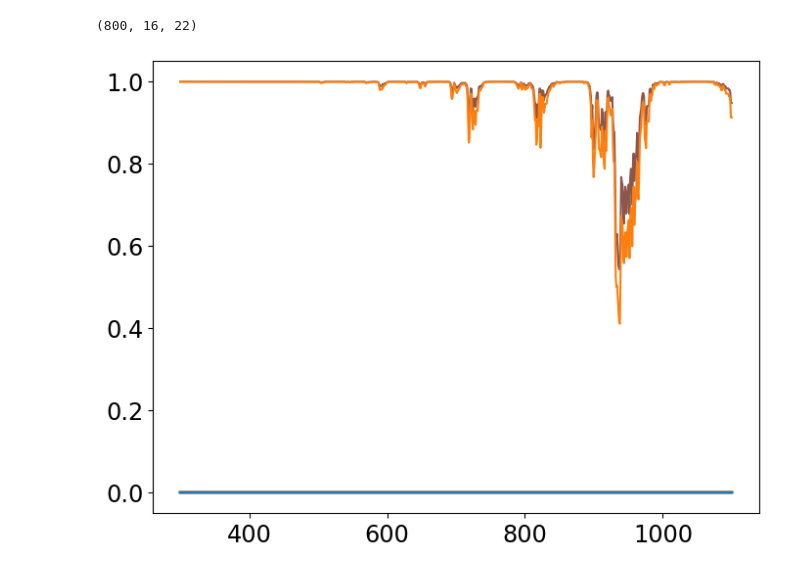
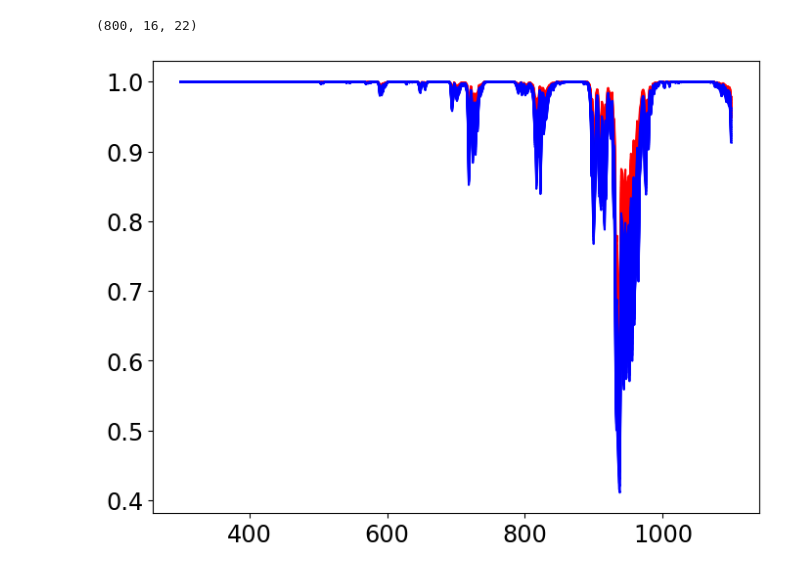
Before and after one commit to sylvielsstfr/AtmEmulator, a Jupyter notebook: GenerateGrids/CheckAtmGrids.ipynb, the cells around one changed output. Saved outputs shown, nothing was run; the diff lists cells and outputs as text; code cells hidden in the pictures.

```diff
--- a/GenerateGrids/CheckAtmGrids.ipynb
+++ b/GenerateGrids/CheckAtmGrids.ipynb
@@ -35,10 +56,10 @@ warnings.filterwarnings('ignore')
 # %%
-file1_in = f"atmospherictransparencygrid_rayleigh_training.npy"
-file2_in = f"atmospherictransparencygrid_rayleigh_test.npy"
+file1_in = f"../data/simplegrid/atmospherictransparencygrid_rayleigh_training.npy"
+file2_in = f"../data/simplegrid/atmospherictransparencygrid_rayleigh_test.npy"
 # %%
-file3_in = f"atmospherictransparencygrid_O2abs_training.npy"
-file4_in = f"atmospherictransparencygrid_O2abs_test.npy"
+file3_in = f"../data/simplegrid/atmospherictransparencygrid_O2abs_training.npy"
+file4_in = f"../data/simplegrid/atmospherictransparencygrid_O2abs_test.npy"
 # %%
-file5_in = f"atmospherictransparencygrid_PWVabs_training.npy"
-file6_in = f"atmospherictransparencygrid_PWVabs_test.npy"
+file5_in = f"../data/simplegrid/atmospherictransparencygrid_PWVabs_training.npy"
+file6_in = f"../data/simplegrid/atmospherictransparencygrid_PWVabs_test.npy"
 # %%
@@ -144,7 +165,7 @@ data_H2Oabs_training.shape
 # %% [output]
 (800, 16, 22)
 # %%
-plt.plot(WL,data_H2Oabs_training[:,:,5]);
-plt.plot(WL,data_H2Oabs_training[:,:,9]);
+plt.plot(WL,data_H2Oabs_training[:,:,5],'r');
+plt.plot(WL,data_H2Oabs_training[:,:,9],'b');
 # %% [output]
-[figure, old version]
+[figure, new version]
```
Also changed, not shown: parts of 5 cells of this notebook, 12 other files.
